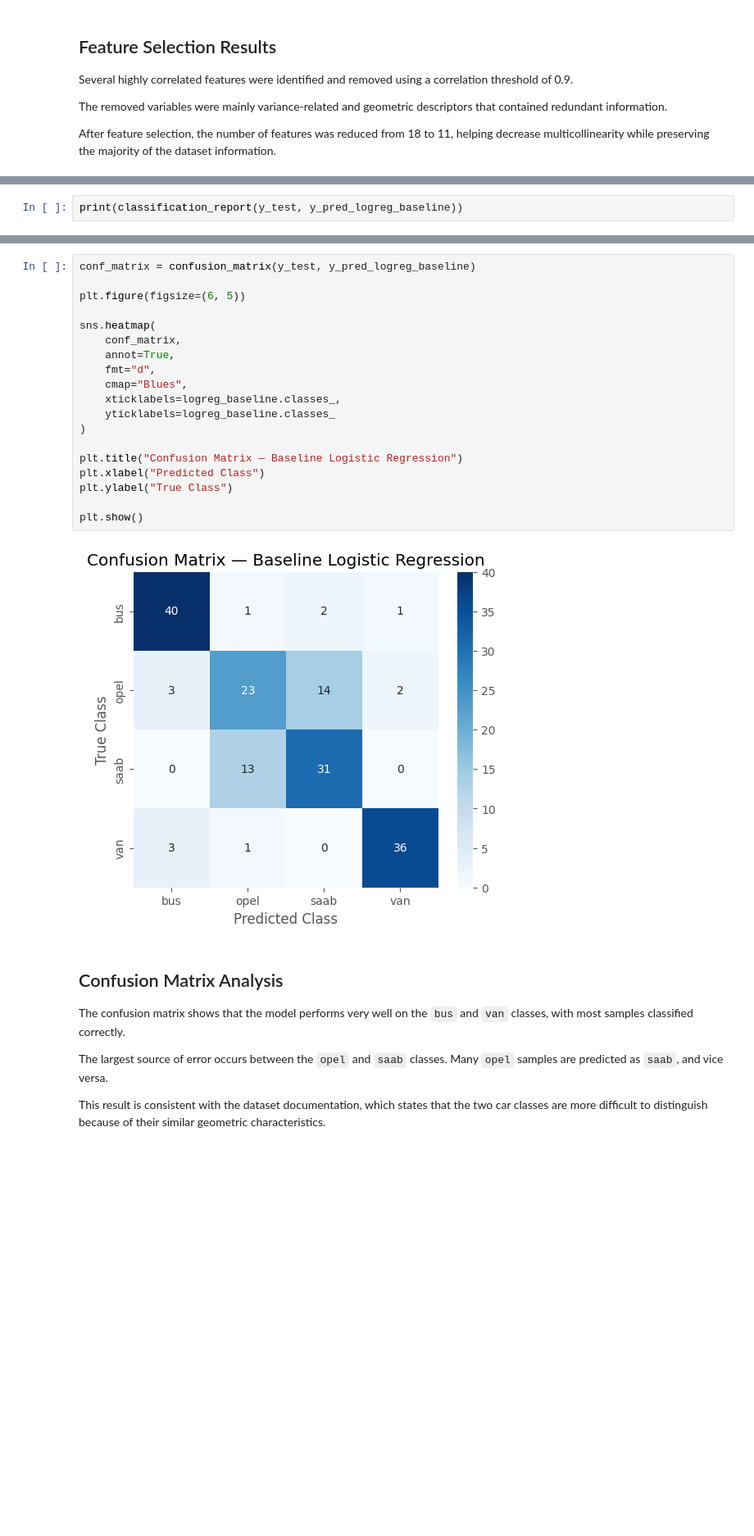
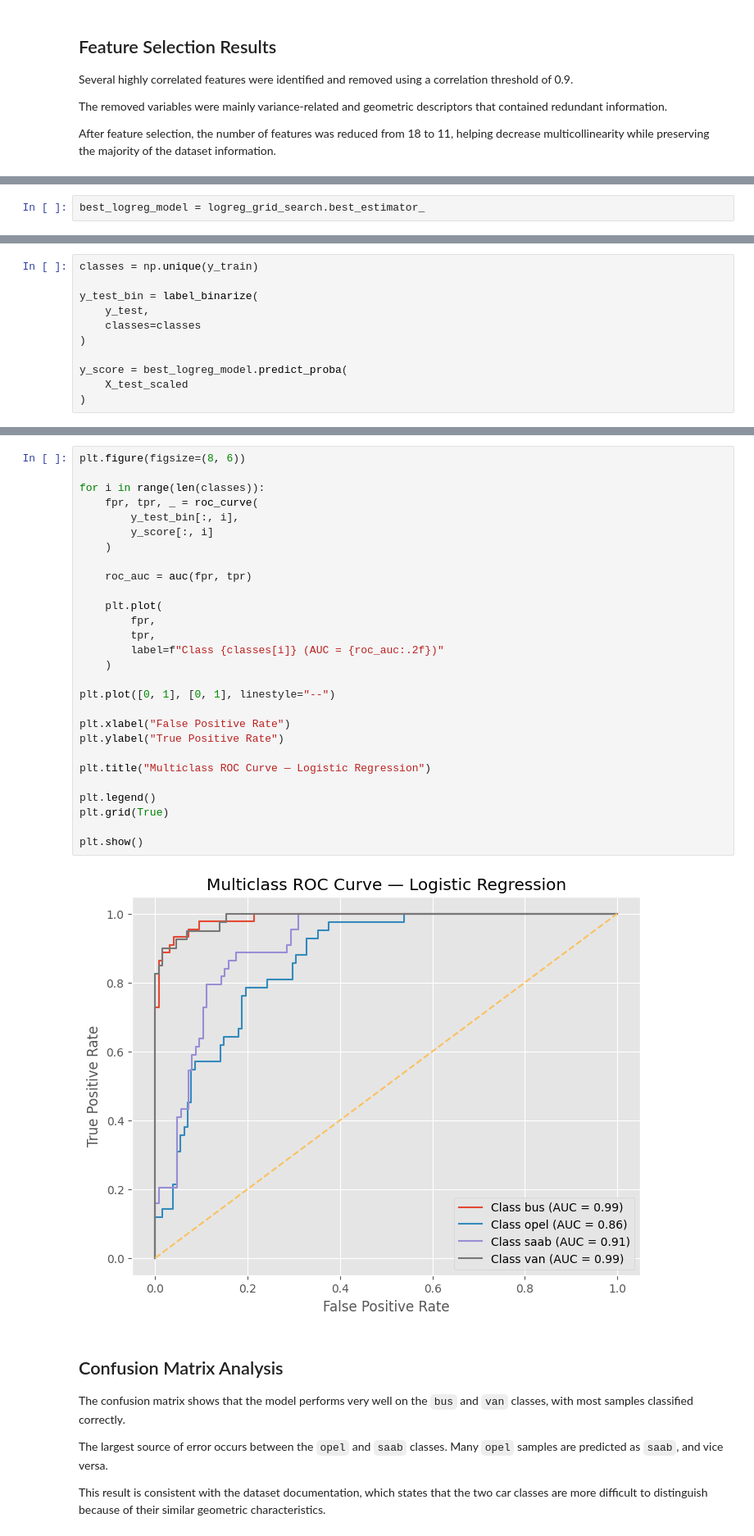
Before and after one commit to Haruw09/vehicle-silhouettes-ml-pipeline, a Jupyter notebook: notebooks/ml_pipeline.ipynb, the cells around one changed output, grey strips where cells are left out. Shown at 82% size. Saved outputs shown, nothing was run; the diff lists cells and outputs as text; blank space fills up the shorter version.

Commit message:
Add logistic regression tuning and ROC analysis

```diff
--- a/notebooks/ml_pipeline.ipynb
+++ b/notebooks/ml_pipeline.ipynb
@@ -419 +494,3 @@ y_pred_logreg_baseline = logreg_baseline.predict(X_test_scaled)
+# %%
+best_logreg_model = logreg_grid_search.best_estimator_
 # %% [markdown]
@@ -464,2 +542,11 @@ Macro F1-score: 0.7641
 # %%
-print(classification_report(y_test, y_pred_logreg_baseline))
+classes = np.unique(y_train)
+
+y_test_bin = label_binarize(
+    y_test,
+    classes=classes
+)
+
+y_score = best_logreg_model.predict_proba(
+    X_test_scaled
+)
@@ -477,24 +553,33 @@ weighted avg       0.76      0.76      0.76       170
 # %%
-conf_matrix = confusion_matrix(y_test, y_pred_logreg_baseline)
+plt.figure(figsize=(8, 6))
 
-plt.figure(figsize=(6, 5))
+for i in range(len(classes)):
+    fpr, tpr, _ = roc_curve(
+        y_test_bin[:, i],
+        y_score[:, i]
+    )
 
-sns.heatmap(
-    conf_matrix,
-    annot=True,
-    fmt="d",
-    cmap="Blues",
-    xticklabels=logreg_baseline.classes_,
-    yticklabels=logreg_baseline.classes_
-)
+    roc_auc = auc(fpr, tpr)
 
-plt.title("Confusion Matrix — Baseline Logistic Regression")
-plt.xlabel("Predicted Class")
-plt.ylabel("True Class")
+    plt.plot(
+        fpr,
+        tpr,
+        label=f"Class {classes[i]} (AUC = {roc_auc:.2f})"
+    )
+
+plt.plot([0, 1], [0, 1], linestyle="--")
+
+plt.xlabel("False Positive Rate")
+plt.ylabel("True Positive Rate")
+
+plt.title("Multiclass ROC Curve — Logistic Regression")
+
+plt.legend()
+plt.grid(True)
 
 plt.show()
 # %% [output]
-[figure, old version]
+[figure, new version]
 # %% [markdown]
 ## Confusion Matrix Analysis
 
```
Also changed, not shown: parts of 23 cells of this notebook.
